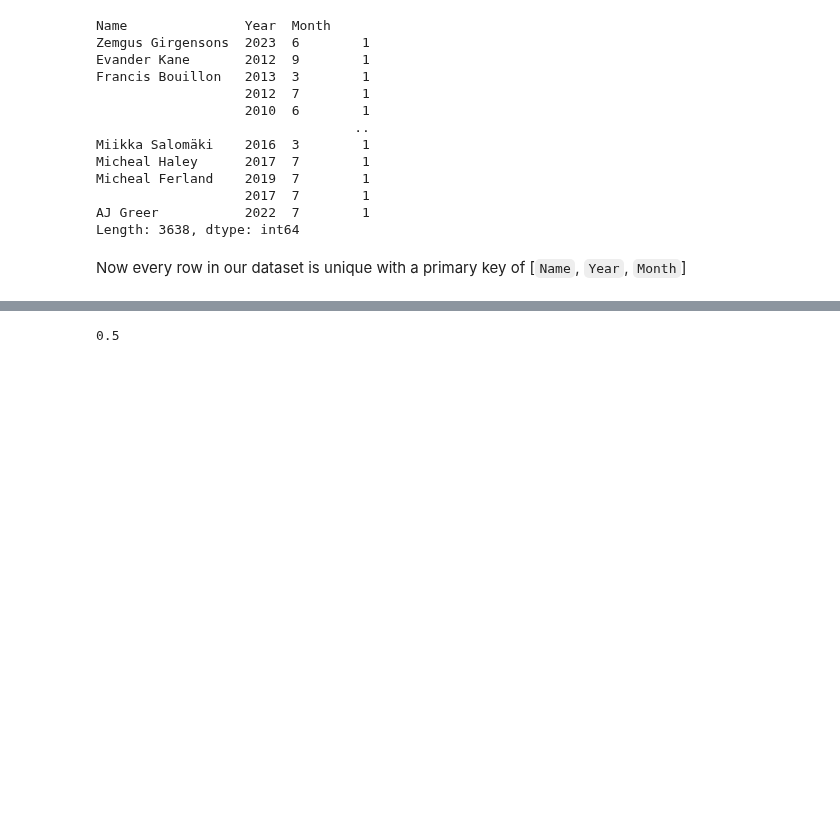
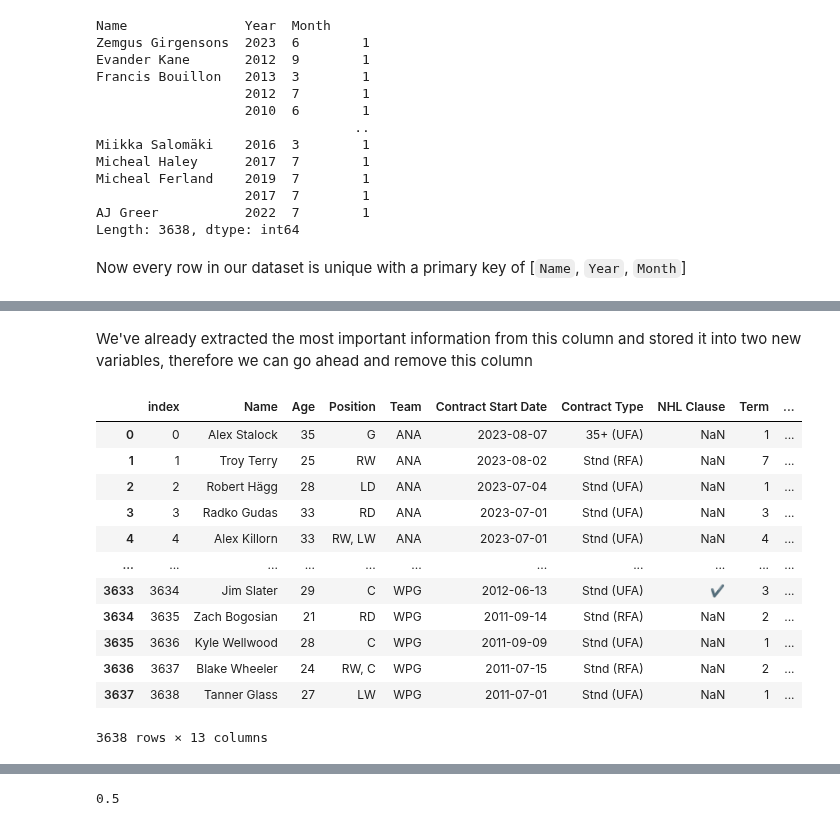
Before and after one commit to lukekerwin/DS-320_Project, a Jupyter notebook: Contract Data/Contracts_Cleaning.ipynb, the cells around one changed output, grey strips where cells are left out. Saved outputs shown, nothing was run; the diff lists cells and outputs as text; code cells hidden in the pictures; blank space fills up the shorter version.

```diff
--- a/Contract Data/Contracts_Cleaning.ipynb
+++ b/Contract Data/Contracts_Cleaning.ipynb
@@ -319,0 +421,18 @@ Now every row in our dataset is unique with a primary key of [`Name`, `Year`, `M
+# %% [markdown]
+We've already extracted the most important information from this column and stored it into two new variables, therefore we can go ahead and remove this column
+# %%
+Contracts
+# %% [output]
+|  | index | Name | Age | Position | Team | Contract Start Date | Contract Type | NHL Clause | Term | ... |
+| 0 | 0 | Alex Stalock | 35 | G | ANA | 2023-08-07 | 35+ (UFA) | NaN | 1 | ... |
+| 1 | 1 | Troy Terry | 25 | RW | ANA | 2023-08-02 | Stnd (RFA) | NaN | 7 | ... |
+| 2 | 2 | Robert Hägg | 28 | LD | ANA | 2023-07-04 | Stnd (UFA) | NaN | 1 | ... |
+| 3 | 3 | Radko Gudas | 33 | RD | ANA | 2023-07-01 | Stnd (UFA) | NaN | 3 | ... |
+| 4 | 4 | Alex Killorn | 33 | RW, LW | ANA | 2023-07-01 | Stnd (UFA) | NaN | 4 | ... |
+| ... | ... | ... | ... | ... | ... | ... | ... | ... | ... | ... |
+| 3633 | 3634 | Jim Slater | 29 | C | WPG | 2012-06-13 | Stnd (UFA) | ✔ | 3 | ... |
+| 3634 | 3635 | Zach Bogosian | 21 | RD | WPG | 2011-09-14 | Stnd (RFA) | NaN | 2 | ... |
+| 3635 | 3636 | Kyle Wellwood | 28 | C | WPG | 2011-09-09 | Stnd (UFA) | NaN | 1 | ... |
+| 3636 | 3637 | Blake Wheeler | 24 | RW, C | WPG | 2011-07-15 | Stnd (RFA) | NaN | 2 | ... |
+| 3637 | 3638 | Tanner Glass | 27 | LW | WPG | 2011-07-01 | Stnd (UFA) | NaN | 1 | ... |
+3638 rows × 13 columns
```
Also changed, not shown: parts of 37 cells of this notebook, 1 other file.
